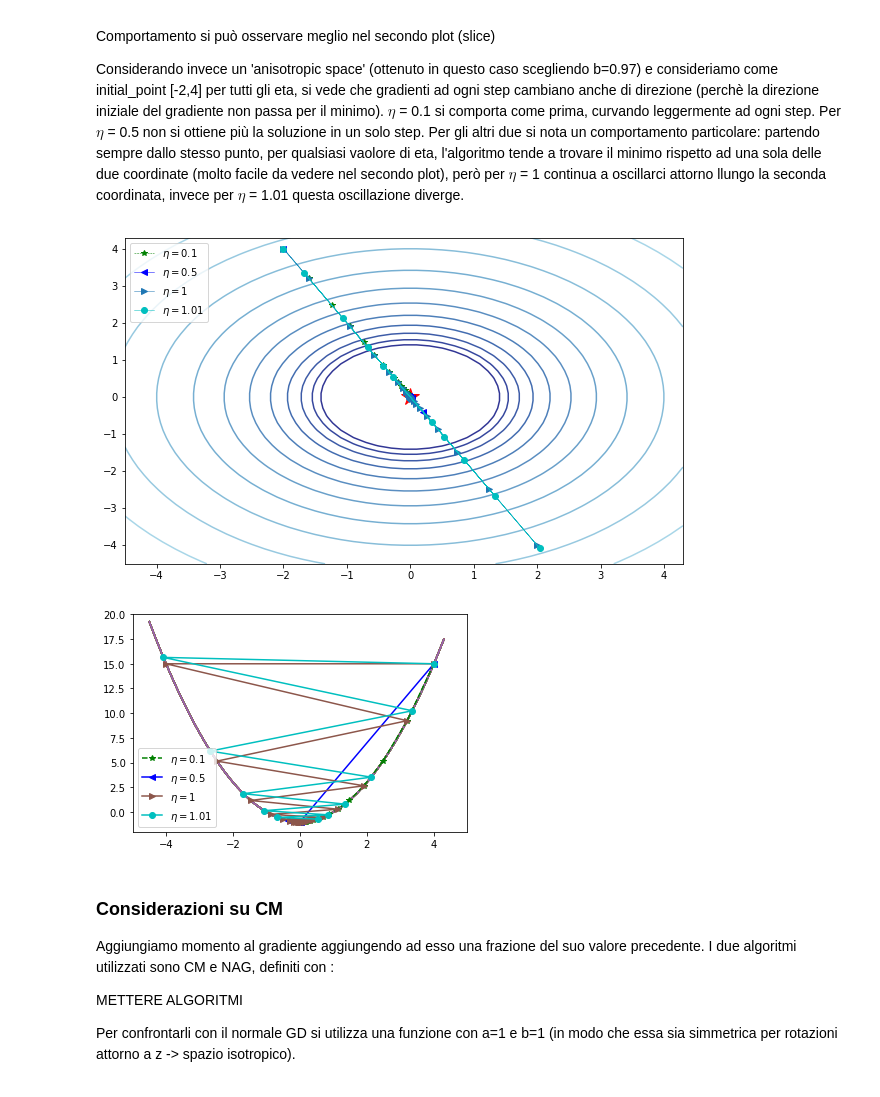
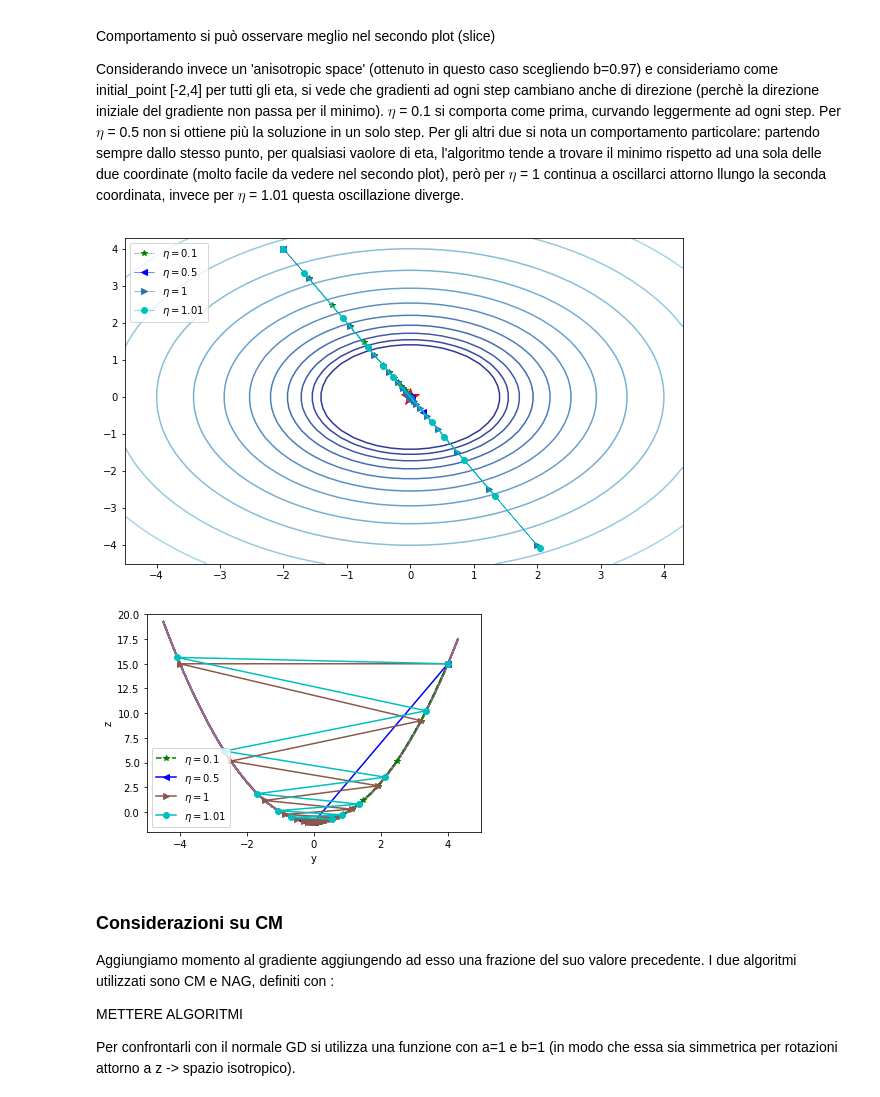
Before and after one commit to francescovidaich964/Lab_Computational_Physics_PartB, a Jupyter notebook: NB02_CIV-gradient_descent.ipynb, the cells around one changed output. Drawn from its saved outputs; the diff is of its cells as text; code cells hidden in the pictures.

```diff
--- a/NB02_CIV-gradient_descent.ipynb
+++ b/NB02_CIV-gradient_descent.ipynb
@@ -364,34 +352,36 @@ cm_2=gd_with_mom(grad_minima_surface,init1, n_epochs=100, eta=eta2, gamma=gamma)
 cm_3=gd_with_mom(grad_minima_surface,init1, n_epochs=100, eta=eta3, gamma=gamma)
 cm_4=gd_with_mom(grad_minima_surface,init1, n_epochs=10, eta=eta4, gamma=gamma)
 
 overlay_trajectory_contour(ax,cm_1,'$\eta=$%s'% eta1,'g--*', lw=0.5)
 overlay_trajectory_contour(ax,cm_2,'$\eta=$%s'% eta2,'b-<', lw=0.5)
 overlay_trajectory_contour(ax,cm_3,'$\eta=$%s'% eta3,'->', lw=0.5)
 overlay_trajectory_contour(ax,cm_4,'$\eta=$%s'% eta4,'c-o', lw=0.5)
 plt.legend(loc=2)
 plt.show()
 #fig.savefig("CM_regimes.pdf", bbox_inches='tight')
 
 # analisi sulla sezione (devo utilizzare per forza a=1 e b=1)
 cm_1 = np.swapaxes(cm_1,0,1)
 cm_2 = np.swapaxes(cm_2,0,1)
 cm_3 = np.swapaxes(cm_3,0,1)
 cm_4 = np.swapaxes(cm_4,0,1)
 
 plt.plot(y, minima_surface(0,y))
 plt.plot(cm_1[1], minima_surface(0,cm_1[1]), 'g--*', label='$\eta=$%s'% eta1)
 plt.plot(cm_2[1], minima_surface(0,cm_2[1]), 'b-<', label='$\eta=$%s'% eta2)
 plt.plot(cm_3[1], minima_surface(0,cm_3[1]), '->', label='$\eta=$%s'% eta3)
 plt.plot(cm_4[1], minima_surface(0,cm_4[1]), 'c-o', label='$\eta=$%s'% eta4)
 
 plt.xlim([-5,5])
 plt.ylim([-2,20])
+plt.xlabel('y')
+plt.ylabel('z')
 plt.legend(loc=3)
 plt.savefig("CM_slices.png")
 plt.show()
 # %% [output]
 [figure]
-[figure, old version]
+[figure, new version]
 # %% [markdown]
 ### Considerazioni su CM
 
```
Also changed, not shown: parts of 4 cells of this notebook, 16 other files.
